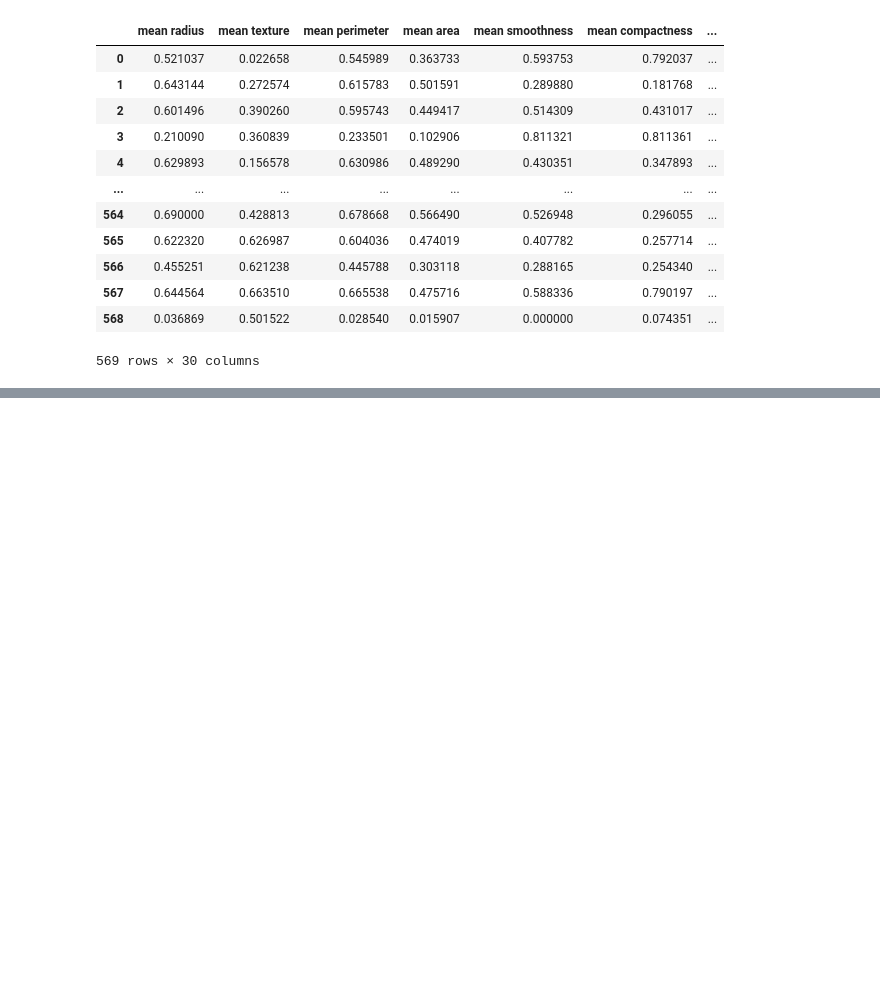
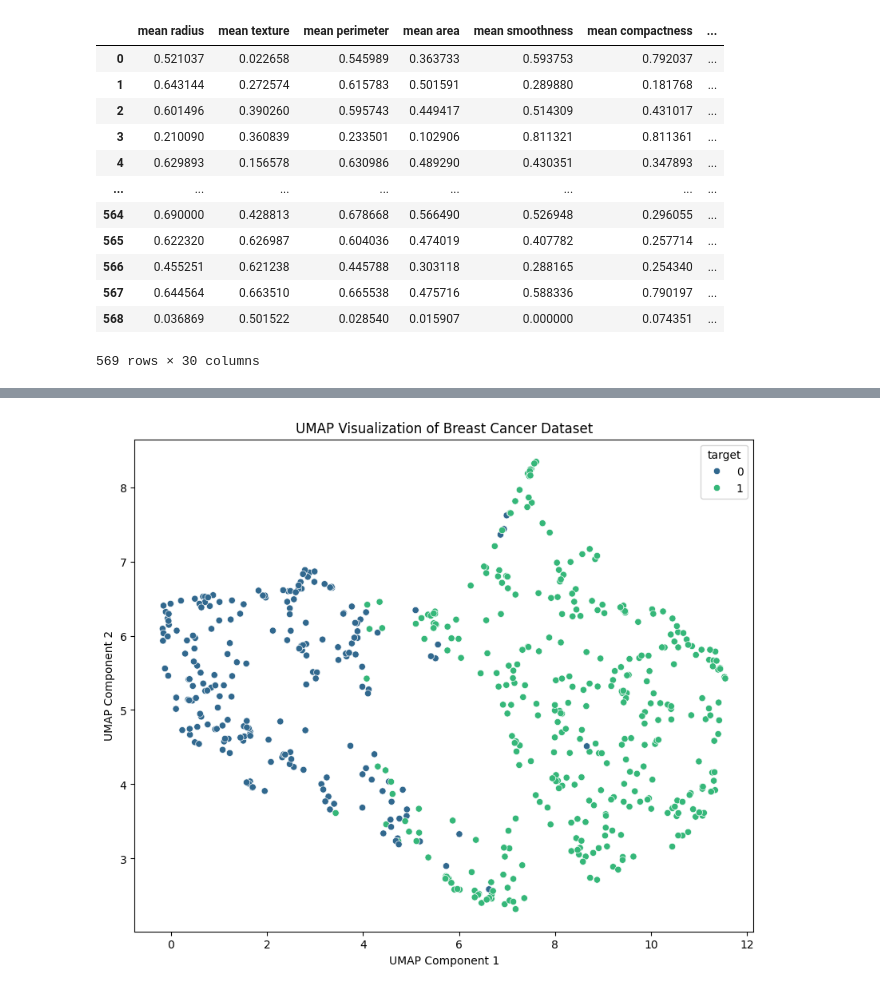
Before and after one commit to Yogesh-ProITBridge/Machine-Learning, a Jupyter notebook: PCA.ipynb, the cells around one changed output, grey strips where cells are left out. Drawn from its saved outputs; the diff is of its cells as text; code cells hidden in the pictures; blank space fills up the shorter version.

```diff
--- a/PCA.ipynb
+++ b/PCA.ipynb
@@ -230,0 +200,22 @@ ValueError: 'c' argument must be a color, a sequence of colors, or a sequence of
+# %%
+umap = UMAP(n_components=2)
+X_umap = umap.fit_transform(X_pca)
+# %%
+import numpy as np
+import matplotlib.pyplot as plt
+import seaborn as sns
+# Flatten the target array to ensure it's one-dimensional
+y_flattened = np.ravel(y)
+
+# Create DataFrame for visualization
+umap_df = pd.DataFrame({'UMAP1': X_umap[:, 0], 'UMAP2': X_umap[:, 1], 'target': y_flattened})
+
+# Plot UMAP visualization
+plt.figure(figsize=(10, 8))
+sns.scatterplot(x='UMAP1', y='UMAP2', hue='target', data=umap_df, palette='viridis', legend='full')
+plt.title('UMAP Visualization of Breast Cancer Dataset')
+plt.xlabel('UMAP Component 1')
+plt.ylabel('UMAP Component 2')
+plt.show()
+# %% [output]
+[figure, added]
```
Also changed, not shown: parts of 44 cells of this notebook, 1 other file.
